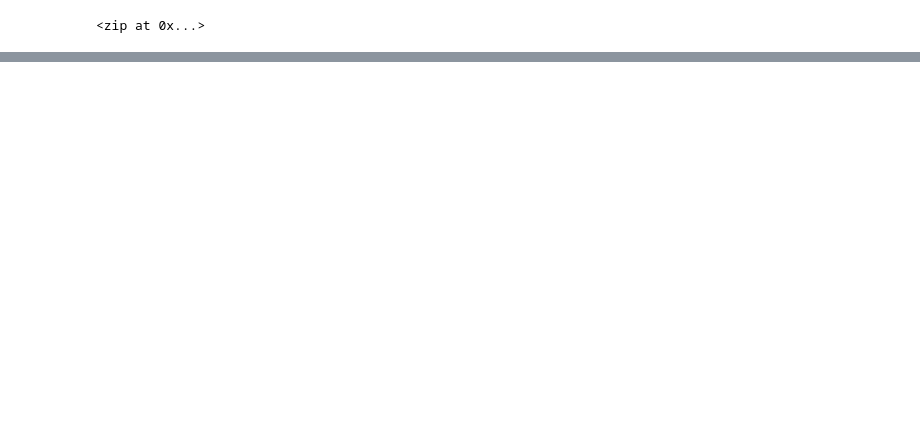
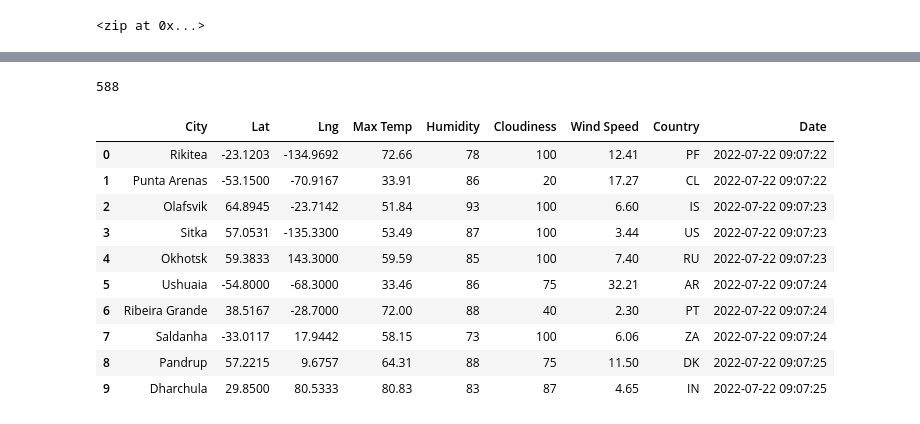
Before and after one commit to william11329/World_Weather_Analysis, a Jupyter notebook: WeatherPy.ipynb, the cells around one changed output, grey strips where cells are left out. Cells and saved outputs as stored; diff of their text form; code cells hidden in the pictures; blank space fills up the shorter version.

```diff
--- a/WeatherPy.ipynb
+++ b/WeatherPy.ipynb
@@ -148,0 +147,20 @@ city_data.len()
+# %%
+len(city_data)
+# %% [output]
+588
+# %%
+# Convert the array of dictionaries to a Pandas DataFrame.
+city_data_df = pd.DataFrame(city_data)
+city_data_df.head(10)
+# %% [output]
+|  | City | Lat | Lng | Max Temp | Humidity | Cloudiness | Wind Speed | Country | Date |
+| 0 | Rikitea | -23.1203 | -134.9692 | 72.66 | 78 | 100 | 12.41 | PF | 2022-07-22 09:07:22 |
+| 1 | Punta Arenas | -53.1500 | -70.9167 | 33.91 | 86 | 20 | 17.27 | CL | 2022-07-22 09:07:22 |
+| 2 | Olafsvik | 64.8945 | -23.7142 | 51.84 | 93 | 100 | 6.60 | IS | 2022-07-22 09:07:23 |
+| 3 | Sitka | 57.0531 | -135.3300 | 53.49 | 87 | 100 | 3.44 | US | 2022-07-22 09:07:23 |
+| 4 | Okhotsk | 59.3833 | 143.3000 | 59.59 | 85 | 100 | 7.40 | RU | 2022-07-22 09:07:23 |
+| 5 | Ushuaia | -54.8000 | -68.3000 | 33.46 | 86 | 75 | 32.21 | AR | 2022-07-22 09:07:24 |
+| 6 | Ribeira Grande | 38.5167 | -28.7000 | 72.00 | 88 | 40 | 2.30 | PT | 2022-07-22 09:07:24 |
+| 7 | Saldanha | -33.0117 | 17.9442 | 58.15 | 73 | 100 | 6.06 | ZA | 2022-07-22 09:07:24 |
+| 8 | Pandrup | 57.2215 | 9.6757 | 64.31 | 88 | 75 | 11.50 | DK | 2022-07-22 09:07:25 |
+| 9 | Dharchula | 29.8500 | 80.5333 | 80.83 | 83 | 87 | 4.65 | IN | 2022-07-22 09:07:25 |
```
Also changed, not shown: parts of 6 cells of this notebook, 2 other files.
